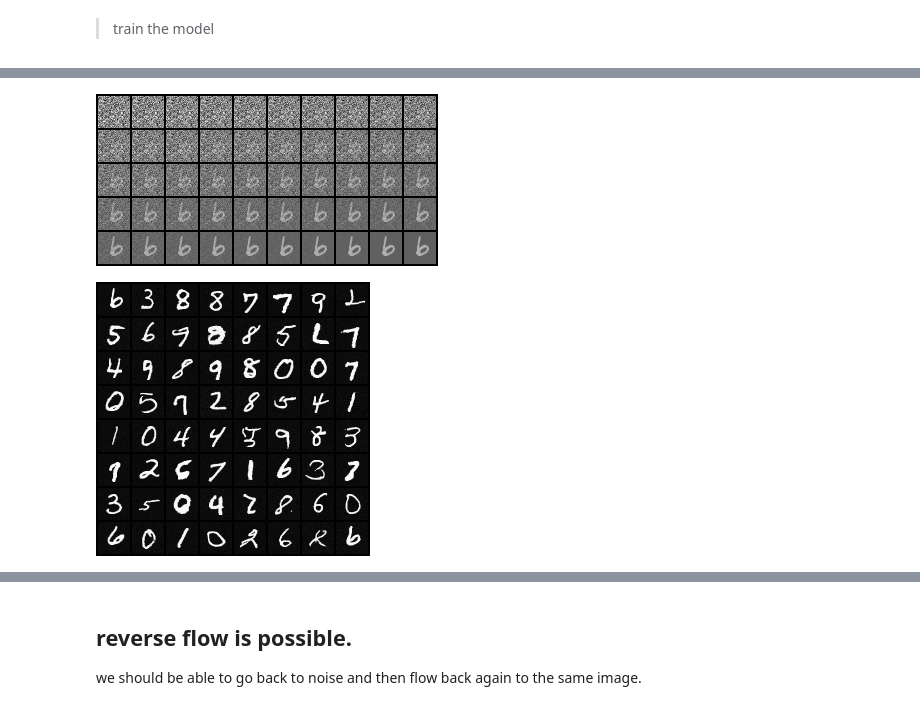
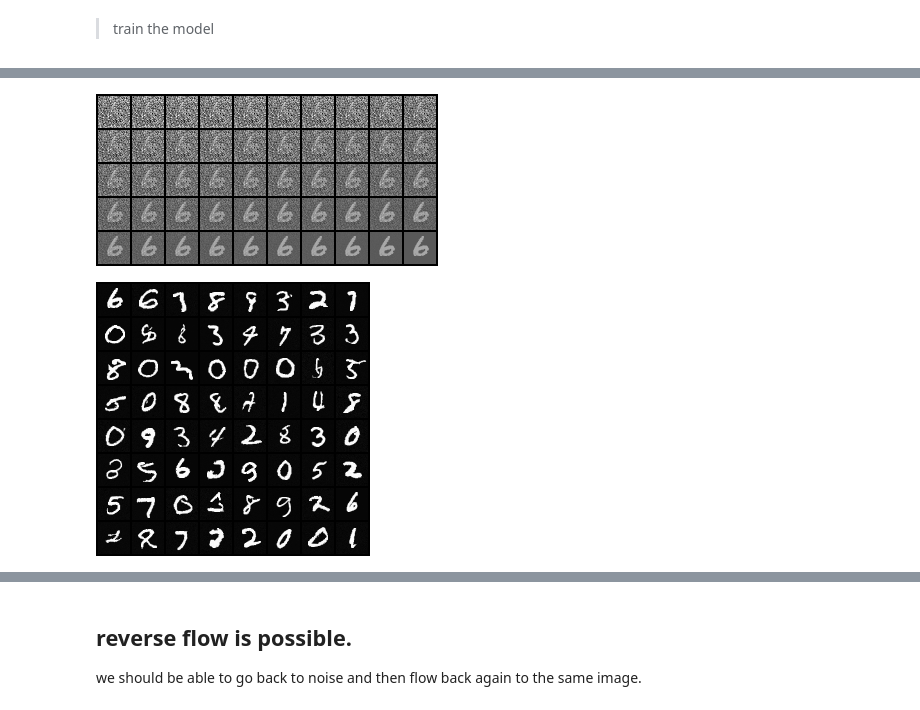
Before and after one commit to prakashjayy/genai, a Jupyter notebook: flow/01_flow.ipynb, the cells around one changed output, grey strips where cells are left out. Drawn from its saved outputs; the diff is of its cells as text; code cells hidden in the pictures.

```diff
--- a/flow/01_flow.ipynb
+++ b/flow/01_flow.ipynb
@@ -165,7 +165,7 @@ model = UNet2DModel(
     in_channels=1,
     out_channels=1,
     layers_per_block=2,
-    block_out_channels=(128, 256, 256, 256),
+    block_out_channels=(64, 128, 256, 512),
     down_block_types=("DownBlock2D", "DownBlock2D", "AttnDownBlock2D", "DownBlock2D"),
     up_block_types=("UpBlock2D", "AttnUpBlock2D", "UpBlock2D", "UpBlock2D"),
 )
@@ -300,15 +291,15 @@ Epoch 11 completed: train loss 0.1336841565777244
 # %%
-ema_model.eval()
-out = sample_images(ema_model, 64, device)
+model.eval()
+out = sample_images(model, 64, device)
 out = (out+1)/2
 img = torchvision.transforms.ToPILImage()(torchvision.utils.make_grid(out[0].cpu(), nrow=10, normalize=True))
 img
 # %% [output]
-[figure, old version]
+[figure, new version]
 # %%
 torchvision.transforms.ToPILImage()(torchvision.utils.make_grid(out[:, -1, ...].clamp(-1, 1).cpu(), nrow=8, normalize=True))
 # %% [output]
-[figure, old version]
+[figure, new version]
 # %%
 plt.figure(figsize=(4, 4))
 plt.plot(train_loss[10:])
```
Also changed, not shown: parts of 24 cells of this notebook, 1 other file.
